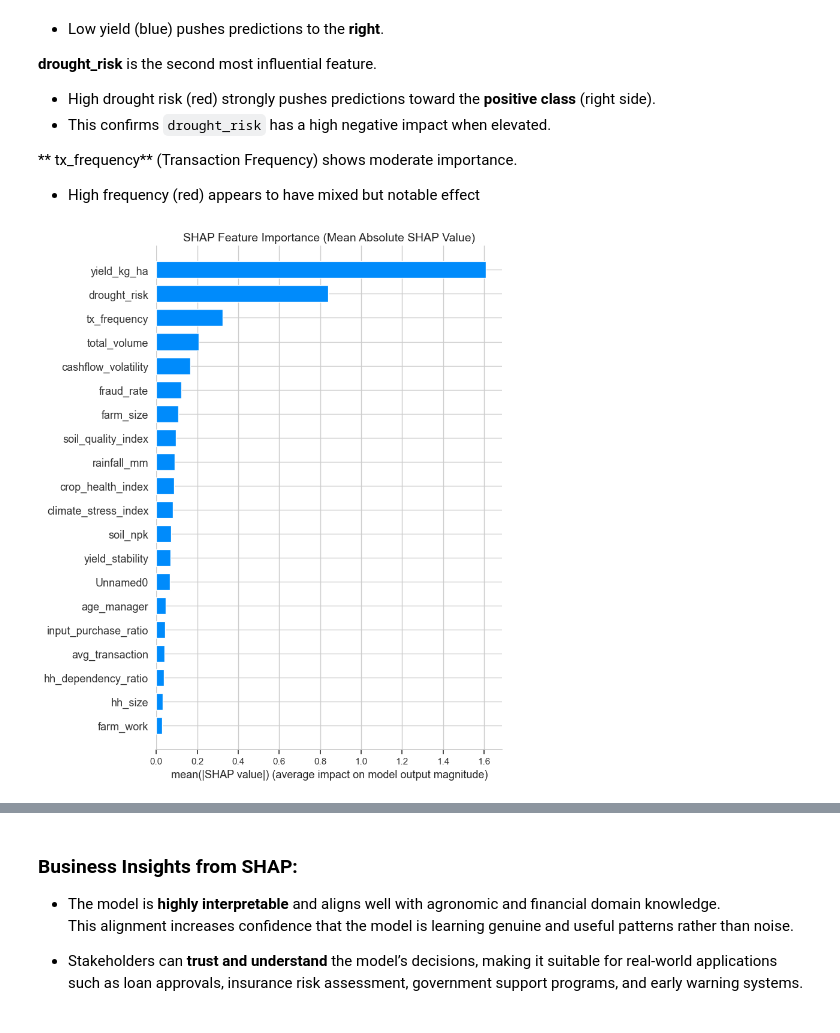
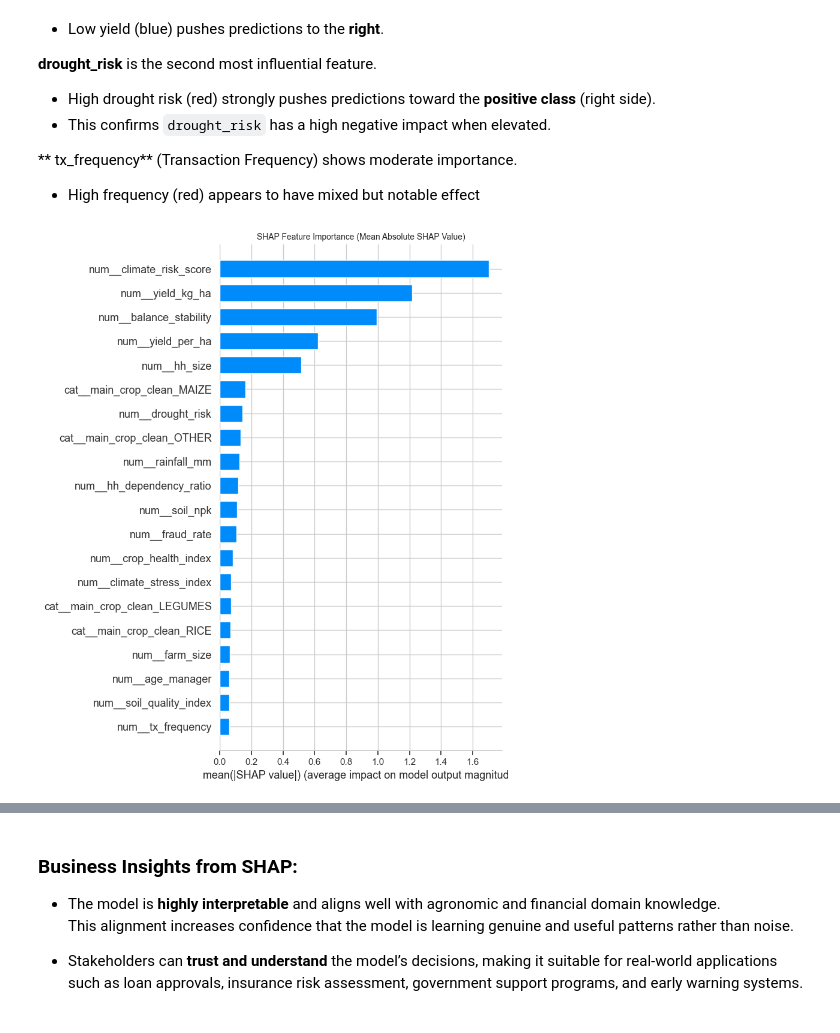
Before and after one commit to karanimwarimu/AGRISCORE-, a Jupyter notebook: Notebooks/Models.ipynb, the cells around one changed output, grey strips where cells are left out. Drawn from its saved outputs; the diff is of its cells as text; code cells hidden in the pictures.

```diff
--- a/Notebooks/Models.ipynb
+++ b/Notebooks/Models.ipynb
@@ -215,10 +715,10 @@ final_data['good_borrower'].value_counts().plot(kind='bar')
 
 To address the imbalance in the dataset, SMOTE (Synthetic Minority Over-sampling Technique) is applied to the training data. SMOTE generates synthetic examples of the minority class (good borrowers) to create a balanced dataset. This helps the model learn patterns from both classes more effectively and improves its ability to correctly identify good borrowers.
 # %%
-
 smote = SMOTE(random_state=42)
 
-X_train_resampled, y_train_resampled = smote.fit_resample(X_train, y_train)
+X_train_resampled, y_train_resampled = smote.fit_resample(
+    X_train_processed, y_train)
 # %% [markdown]
 #### Check new class balance
 # %%
@@ -449,8 +958,15 @@ from xgboost import XGBClassifier
 # Ensure column names are standardized for XGBoost training and prediction.
 # This step accounts for potential renaming that might occur elsewhere
 # and ensures the model is trained with consistent feature names.
-X_train_resampled.columns = X_train_resampled.columns.str.replace('[^A-Za-z0-9_]+', '', regex=True)
-X_test.columns = X_test.columns.str.replace('[^A-Za-z0-9_]+', '', regex=True)
+import pandas as pd
+
+# Convert back to DataFrame (after SMOTE)
+X_train_resampled = pd.DataFrame(X_train_resampled)
+X_test = pd.DataFrame(X_test)
+
+# Clean column names safely
+X_train_resampled.columns = X_train_resampled.columns.astype(str).str.replace('[^A-Za-z0-9_]+', '', regex=True)
+X_test.columns = X_test.columns.astype(str).str.replace('[^A-Za-z0-9_]+', '', regex=True)
 
 xgb_model = XGBClassifier(
     n_estimators=200,
@@ -461,7 +977,7 @@ xgb_model = XGBClassifier(
 
 xgb_model.fit(X_train_resampled, y_train_resampled)
 
-y_pred_xgb = xgb_model.predict(X_test)
+y_pred_xgb = xgb_model.predict(X_test_processed)
 
 print("XGBoost Accuracy:", accuracy_score(y_test, y_pred_xgb))
 print(classification_report(y_test, y_pred_xgb))
@@ -802,11 +1507,8 @@ lgb_search = RandomizedSearchCV(
 X_train.columns = X_train.columns.str.replace('[^A-Za-z0-9_]+', '', regex=True)
 X_test.columns = X_test.columns.str.replace('[^A-Za-z0-9_]+', '', regex=True)
 
-lgb_search.fit(X_train, y_train)
-lgb_pred_prob = lgb_search.predict_proba(X_test)[:, 1]
-print("LightGBM AUC-ROC:", round(roc_auc_score(y_test, lgb_pred_prob), 4))
-print(classification_report(y_test, lgb_search.predict(X_test)))
-print(confusion_matrix(y_test, lgb_search.predict(X_test)))
+lgb_search.fit(X_train_resampled, y_train_resampled)
+lgb_pred_prob = lgb_search.predict_proba(X_test_processed)[:, 1]
 # %% [output]
 Fitting 3 folds for each of 20 candidates, totalling 60 fits
 [LightGBM] [Warning] No further splits with positive gain, best gain: -inf
@@ -883,7 +1788,7 @@ SHAP values were used to understand how the model makes decisions at both **glob
 explainer = shap.TreeExplainer(lgb_search.best_estimator_)
 
 # Calculate SHAP values (use a sample if dataset is very large)
-shap_values = explainer.shap_values(X_test)
+shap_values = explainer.shap_values(X_test_processed)
 
 # For binary classification, SHAP returns values for both classes
 # We usually use the positive class (index 1)
@@ -911,13 +1816,13 @@ Key Insights from This Plot
    - High frequency (red) appears to have mixed but notable effect
 # %%
 #Summary Plot (Global Interpretability)
-plt.figure(figsize=(12, 8))
-shap.summary_plot(shap_values, X_test, plot_type="bar", show=False)
-plt.title("SHAP Feature Importance (Mean Absolute SHAP Value)", fontsize=14)
+plt.figure(figsize=(12, 6))
+shap.summary_plot(shap_values, X_test_processed, plot_type="bar", show=False)
+plt.title("SHAP Feature Importance (Mean Absolute SHAP Value)", fontsize=10)
 plt.tight_layout()
 plt.show()
 # %% [output]
-[figure, old version]
+[figure, new version]
 # %%
 # Beeswarm Plot (Most Informative)
 plt.figure(figsize=(12, 10))
```
Also changed, not shown: parts of 102 cells of this notebook.
